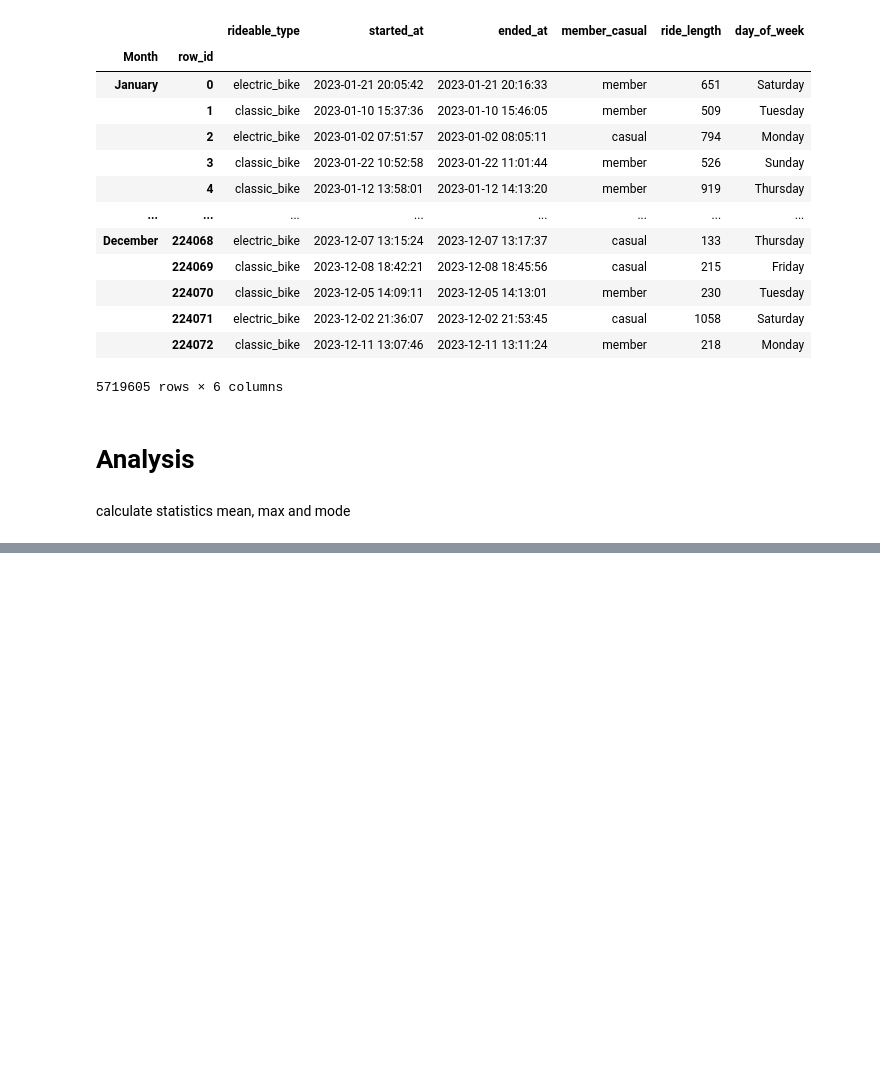
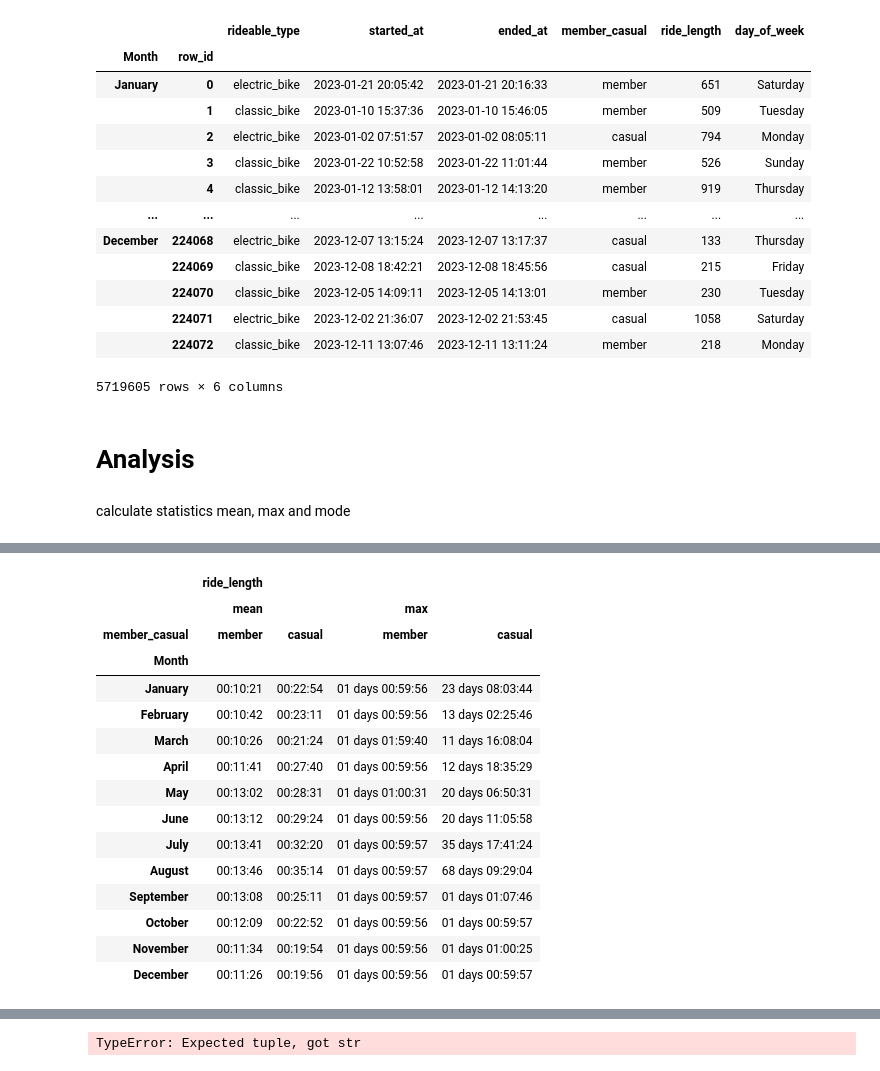
Before and after one commit to SummerKassem/BikeShareCS, a Jupyter notebook: Code/bike_share_analysis.ipynb, the cells around one changed output, grey strips where cells are left out. Saved outputs shown, nothing was run; the diff lists cells and outputs as text; code cells hidden in the pictures; blank space fills up the shorter version.

```diff
--- a/Code/bike_share_analysis.ipynb
+++ b/Code/bike_share_analysis.ipynb
@@ -480,13 +480,17 @@ prepared_data
 calculate statistics mean, max and mode
 # %%
 #20
-# converts seconds into HH:MM:SS format if days == False, else DD days HH:MM:SS if days == True
-def format_time(seconds, days= False):
-    min, sec    = divmod(seconds, 60)
-    hour, min   = divmod(min, 60)
+# converts seconds into HH:MM:SS format or DD days HH:MM:SS
+def format_time(seconds):
+    # if the input is an integer or a float
+    if isinstance(seconds,int) or isinstance(seconds,float):
+        min, sec    = divmod(seconds, 60)
+        hour, min   = divmod(min, 60)
 
-    if days:
-        day, hour   = divmod(hour, 24)
-        return '%s day %s:%02s:%02s' % (str(day).zfill(2) , str(hour).zfill(2) , str(min).zfill(2) , str(sec).zfill(2) )
+        if hour >= 24:
+            day, hour   = divmod(hour, 24)
+            return '%02d days %02d:%02d:%02d' % (day, hour, min, sec)
 
-    return '%d:%02d:%02d' % (hour, min, sec)
+        return '%02d:%02d:%02d' % (hour, min, sec)
+
+    return seconds
@@ -535,0 +562,38 @@ Year 2023: 0:16:44  68 day 09:29:04
+# %%
+# Calculate the average and maximum ride_length for members and casual riders
+dataset = prepared_data
+df = dataset.pivot_table(index="Month", columns='member_casual', values=["ride_length"],
+                         aggfunc={'ride_length':['max','mean']})
+
+stats  = [format_time(df['ride_length','mean'].mean().mean()), format_time(df['ride_length','max'].max().max())]
+
+df = df.applymap(format_time)
+
+df = df.reindex(month_order)
+
+column_order = [('ride_length', 'mean', 'member'),
+                ('ride_length', 'mean', 'casual'),
+                ('ride_length', 'max', 'member'),
+                ('ride_length', 'max', 'casual')]
+
+df = df[column_order]
+
+display(df)
+#print(f"\033[1m    Year 2023: \t   {stats[0]}  \t\t {stats[1]}\033[0m")
+# %% [output]
+|  | ride_length |  |  |  |
+|  | mean |  | max |  |
+| member_casual | member | casual | member | casual |
+| Month |  |  |  |  |
+| January | 00:10:21 | 00:22:54 | 01 days 00:59:56 | 23 days 08:03:44 |
+| February | 00:10:42 | 00:23:11 | 01 days 00:59:56 | 13 days 02:25:46 |
+| March | 00:10:26 | 00:21:24 | 01 days 01:59:40 | 11 days 16:08:04 |
+| April | 00:11:41 | 00:27:40 | 01 days 00:59:56 | 12 days 18:35:29 |
+| May | 00:13:02 | 00:28:31 | 01 days 01:00:31 | 20 days 06:50:31 |
+| June | 00:13:12 | 00:29:24 | 01 days 00:59:56 | 20 days 11:05:58 |
+| July | 00:13:41 | 00:32:20 | 01 days 00:59:57 | 35 days 17:41:24 |
+| August | 00:13:46 | 00:35:14 | 01 days 00:59:57 | 68 days 09:29:04 |
+| September | 00:13:08 | 00:25:11 | 01 days 00:59:57 | 01 days 01:07:46 |
+| October | 00:12:09 | 00:22:52 | 01 days 00:59:56 | 01 days 00:59:57 |
+| November | 00:11:34 | 00:19:54 | 01 days 00:59:56 | 01 days 01:00:25 |
+| December | 00:11:26 | 00:19:56 | 01 days 00:59:56 | 01 days 00:59:57 |
@@ -535,0 +601,16 @@ Year 2023: 0:16:44  68 day 09:29:04
+# %%
+#Calculate the average ride_length for users by day_of_week
+dataset = prepared_data
+df = dataset.pivot_table(index=["Month"], columns="day_of_week", values="ride_length", aggfunc={'ride_length':'mean'})
+
+stats = [format_time(df[col].mean()) for col in df.columns]
+
+df = df.applymap(format_time)
+
+col_order = ['Monday', 'Tuesday', 'Wednesday', 'Thursday', 'Friday', 'Saturday', 'Sunday']
+df = df[col_order]
+df = df.reindex(month_order)
+display(df)
+print(stats)
+# %% [output]
+TypeError: Expected tuple, got str
```
Also changed, not shown: parts of 10 cells of this notebook, 9 other files.
